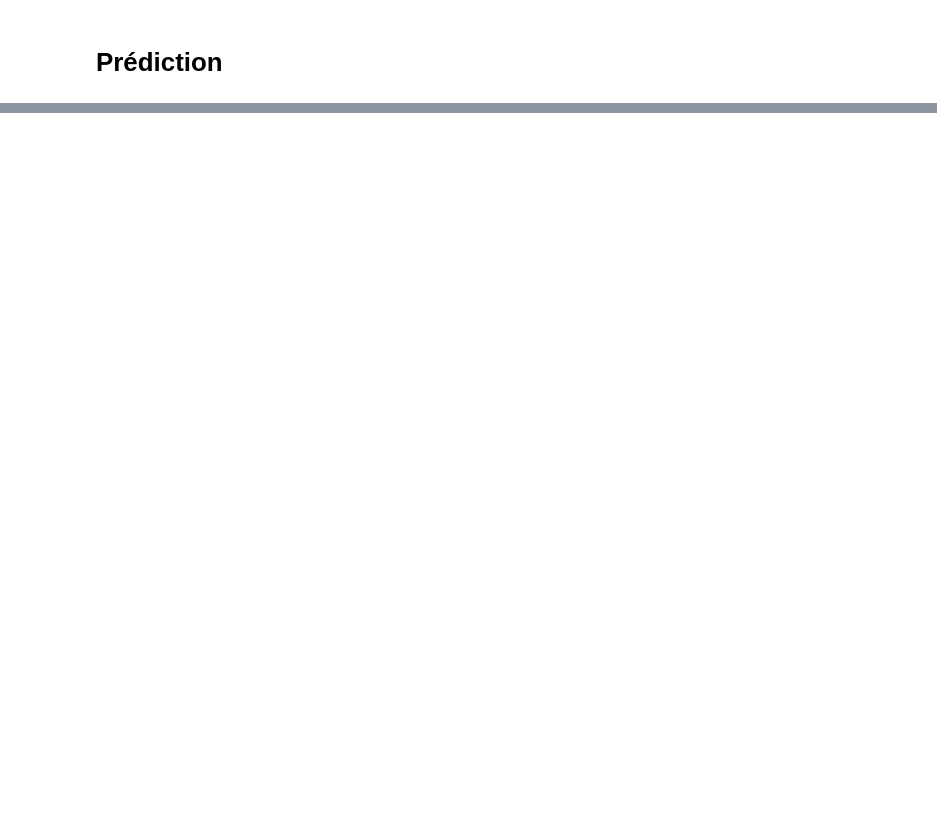
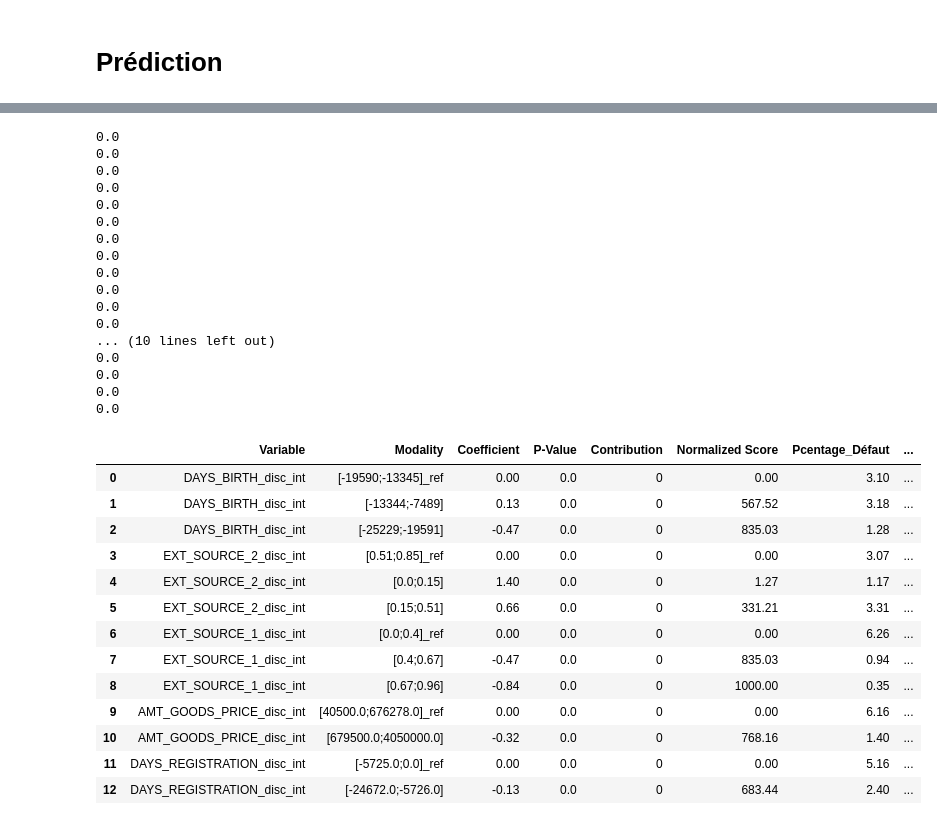
Before and after one commit to SamuelBaheux/Challenge_Nexialog, a Jupyter notebook: notebooks/grid_score.ipynb, the cells around one changed output, grey strips where cells are left out. Saved outputs shown, nothing was run; the diff lists cells and outputs as text; code cells hidden in the pictures; blank space fills up the shorter version.

```diff
--- a/notebooks/grid_score.ipynb
+++ b/notebooks/grid_score.ipynb
@@ -105,0 +217,34 @@ GridScore(df_train, logit_model).compute_grid_score()
+# %%
+GridScore2(df_train, logit_model).compute_grid_score()
+# %% [output]
+0.0
+0.0
+0.0
+0.0
+0.0
+0.0
+0.0
+0.0
+0.0
+0.0
+0.0
+0.0
+... (10 lines left out)
+0.0
+0.0
+0.0
+0.0
+|  | Variable | Modality | Coefficient | P-Value | Contribution | Normalized Score | Pcentage_Défaut | ... |
+| 0 | DAYS_BIRTH_disc_int | [-19590;-13345]_ref | 0.00 | 0.0 | 0 | 0.00 | 3.10 | ... |
+| 1 | DAYS_BIRTH_disc_int | [-13344;-7489] | 0.13 | 0.0 | 0 | 567.52 | 3.18 | ... |
+| 2 | DAYS_BIRTH_disc_int | [-25229;-19591] | -0.47 | 0.0 | 0 | 835.03 | 1.28 | ... |
+| 3 | EXT_SOURCE_2_disc_int | [0.51;0.85]_ref | 0.00 | 0.0 | 0 | 0.00 | 3.07 | ... |
+| 4 | EXT_SOURCE_2_disc_int | [0.0;0.15] | 1.40 | 0.0 | 0 | 1.27 | 1.17 | ... |
+| 5 | EXT_SOURCE_2_disc_int | [0.15;0.51] | 0.66 | 0.0 | 0 | 331.21 | 3.31 | ... |
+| 6 | EXT_SOURCE_1_disc_int | [0.0;0.4]_ref | 0.00 | 0.0 | 0 | 0.00 | 6.26 | ... |
+| 7 | EXT_SOURCE_1_disc_int | [0.4;0.67] | -0.47 | 0.0 | 0 | 835.03 | 0.94 | ... |
+| 8 | EXT_SOURCE_1_disc_int | [0.67;0.96] | -0.84 | 0.0 | 0 | 1000.00 | 0.35 | ... |
+| 9 | AMT_GOODS_PRICE_disc_int | [40500.0;676278.0]_ref | 0.00 | 0.0 | 0 | 0.00 | 6.16 | ... |
+| 10 | AMT_GOODS_PRICE_disc_int | [679500.0;4050000.0] | -0.32 | 0.0 | 0 | 768.16 | 1.40 | ... |
+| 11 | DAYS_REGISTRATION_disc_int | [-5725.0;0.0]_ref | 0.00 | 0.0 | 0 | 0.00 | 5.16 | ... |
+| 12 | DAYS_REGISTRATION_disc_int | [-24672.0;-5726.0] | -0.13 | 0.0 | 0 | 683.44 | 2.40 | ... |
```
Also changed, not shown: parts of 16 cells of this notebook, 1 other file.
